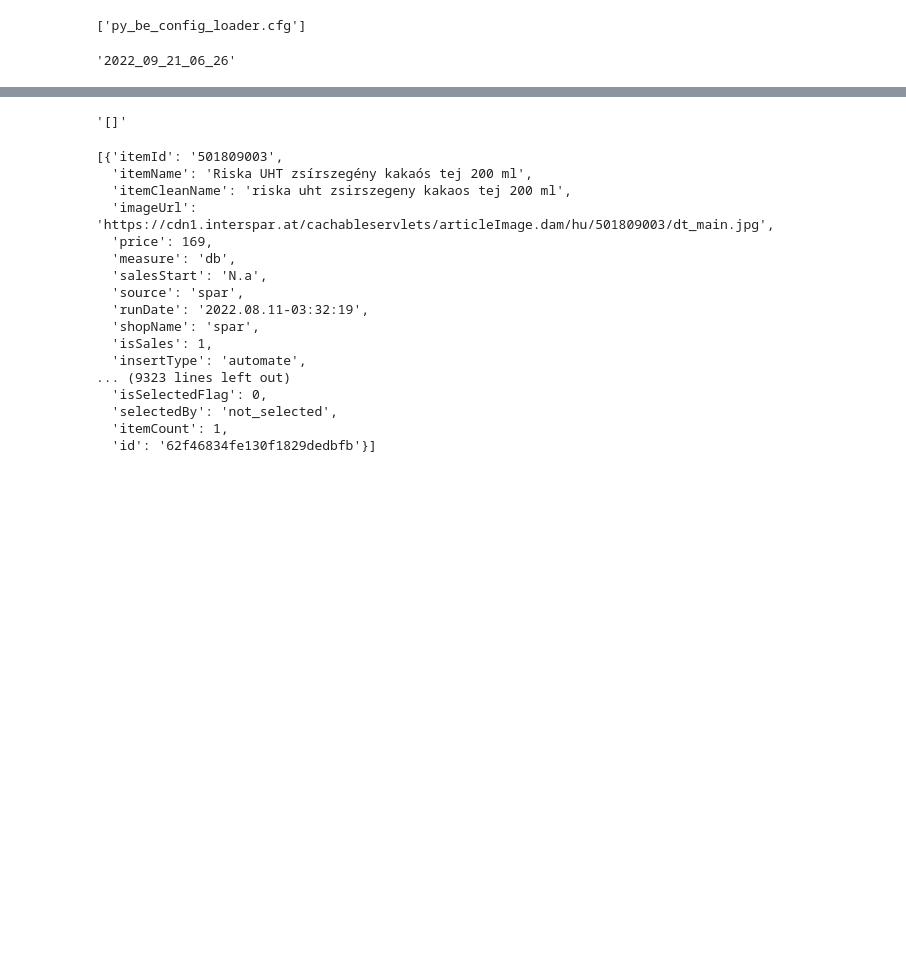
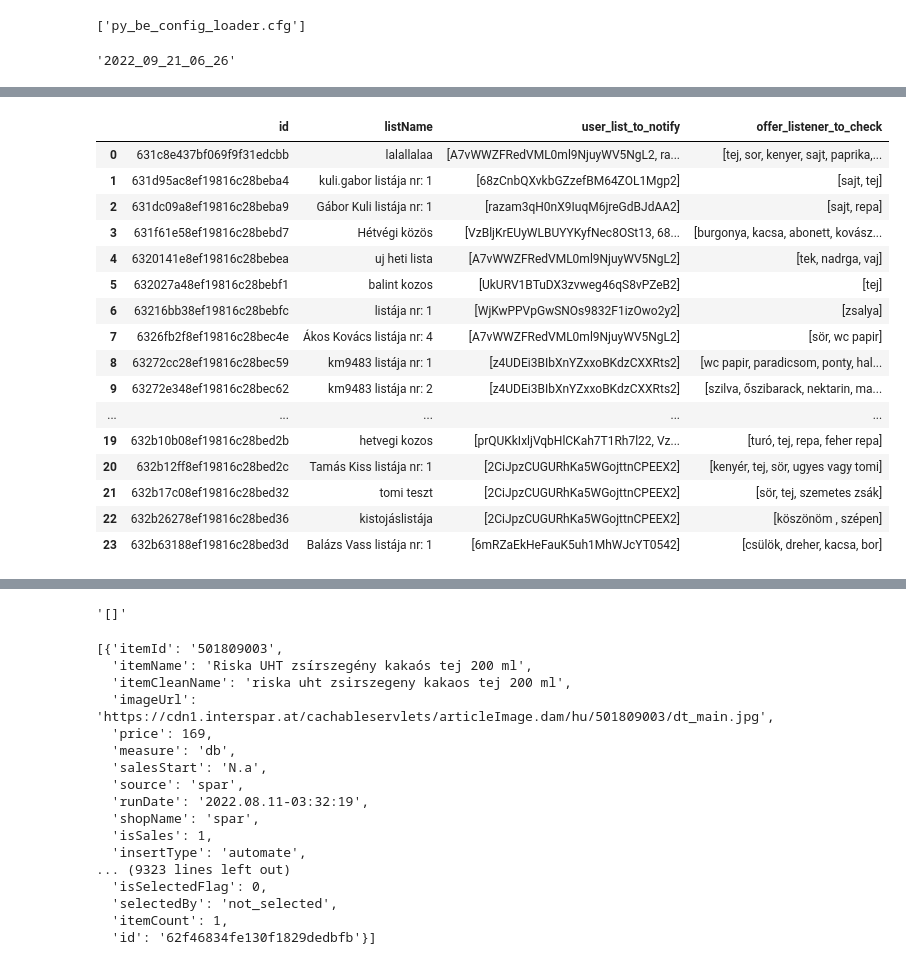
Before and after one commit to kulig1985/hot-deals-py-be, a Jupyter notebook: mongo_debug_search.ipynb, the cells around one changed output, grey strips where cells are left out. Saved outputs shown, nothing was run; the diff lists cells and outputs as text; code cells hidden in the pictures; blank space fills up the shorter version.

```diff
--- a/mongo_debug_search.ipynb
+++ b/mongo_debug_search.ipynb
@@ -46,0 +94,4 @@ item_name = 'tej cukor'
+# %%
+all_valid_shopping_list = all_valid_shopping_list[['id','listName', 'user_list_to_notify', 'offer_listener_to_check']]
+# %%
+all_valid_shopping_list = all_valid_shopping_list.loc[all_valid_shopping_list['offer_listener_to_check'].str.len() > 0]
@@ -46,0 +107,25 @@ item_name = 'tej cukor'
+# %%
+all_valid_shopping_list = all_valid_shopping_list.loc[~all_valid_shopping_list['user_list_to_notify'].str.contains('DTklbDpQDKfChBsg8FtNTSwaHWd2', regex=False)]
+# %%
+all_valid_shopping_list = all_valid_shopping_list.loc[~all_valid_shopping_list['user_list_to_notify'].str.contains('1Wmuez6nYIMlUO1vIPmzaT0Aj5H3', regex=False)]
+# %%
+all_valid_shopping_list = all_valid_shopping_list.reset_index(drop=True)
+all_valid_shopping_list
+# %% [output]
+|  | id | listName | user_list_to_notify | offer_listener_to_check |
+| 0 | 631c8e437bf069f9f31edcbb | lalallalaa | [A7vWWZFRedVML0ml9NjuyWV5NgL2, ra... | [tej, sor, kenyer, sajt, paprika,... |
+| 1 | 631d95ac8ef19816c28beba4 | kuli.gabor listája nr: 1 | [68zCnbQXvkbGZzefBM64ZOL1Mgp2] | [sajt, tej] |
+| 2 | 631dc09a8ef19816c28beba9 | Gábor Kuli listája nr: 1 | [razam3qH0nX9IuqM6jreGdBJdAA2] | [sajt, repa] |
+| 3 | 631f61e58ef19816c28bebd7 | Hétvégi közös | [VzBljKrEUyWLBUYYKyfNec8OSt13, 68... | [burgonya, kacsa, abonett, kovász... |
+| 4 | 6320141e8ef19816c28bebea | uj heti lista | [A7vWWZFRedVML0ml9NjuyWV5NgL2] | [tek, nadrga, vaj] |
+| 5 | 632027a48ef19816c28bebf1 | balint kozos | [UkURV1BTuDX3zvweg46qS8vPZeB2] | [tej] |
+| 6 | 63216bb38ef19816c28bebfc | listája nr: 1 | [WjKwPPVpGwSNOs9832F1izOwo2y2] | [zsalya] |
+| 7 | 6326fb2f8ef19816c28bec4e | Ákos Kovács listája nr: 4 | [A7vWWZFRedVML0ml9NjuyWV5NgL2] | [sör, wc papir] |
+| 8 | 63272cc28ef19816c28bec59 | km9483 listája nr: 1 | [z4UDEi3BIbXnYZxxoBKdzCXXRts2] | [wc papir, paradicsom, ponty, hal... |
+| 9 | 63272e348ef19816c28bec62 | km9483 listája nr: 2 | [z4UDEi3BIbXnYZxxoBKdzCXXRts2] | [szilva, őszibarack, nektarin, ma... |
+| ... | ... | ... | ... | ... |
+| 19 | 632b10b08ef19816c28bed2b | hetvegi kozos | [prQUKkIxljVqbHlCKah7T1Rh7l22, Vz... | [turó, tej, repa, feher repa] |
+| 20 | 632b12ff8ef19816c28bed2c | Tamás Kiss listája nr: 1 | [2CiJpzCUGURhKa5WGojttnCPEEX2] | [kenyér, tej, sör, ugyes vagy tomi] |
+| 21 | 632b17c08ef19816c28bed32 | tomi teszt | [2CiJpzCUGURhKa5WGojttnCPEEX2] | [sör, tej, szemetes zsák] |
+| 22 | 632b26278ef19816c28bed36 | kistojáslistája | [2CiJpzCUGURhKa5WGojttnCPEEX2] | [köszönöm , szépen] |
+| 23 | 632b63188ef19816c28bed3d | Balázs Vass listája nr: 1 | [6mRZaEkHeFauK5uh1MhWJcYT0542] | [csülök, dreher, kacsa, bor] |
```
Also changed, not shown: parts of 27 cells of this notebook, 1 other file.
